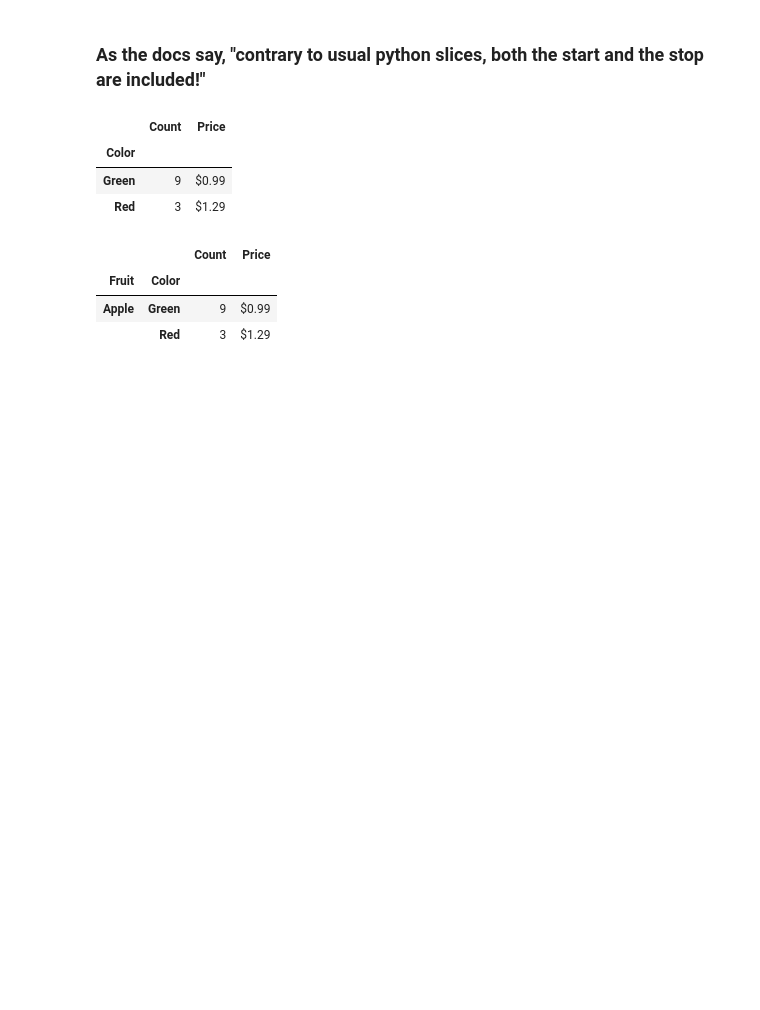
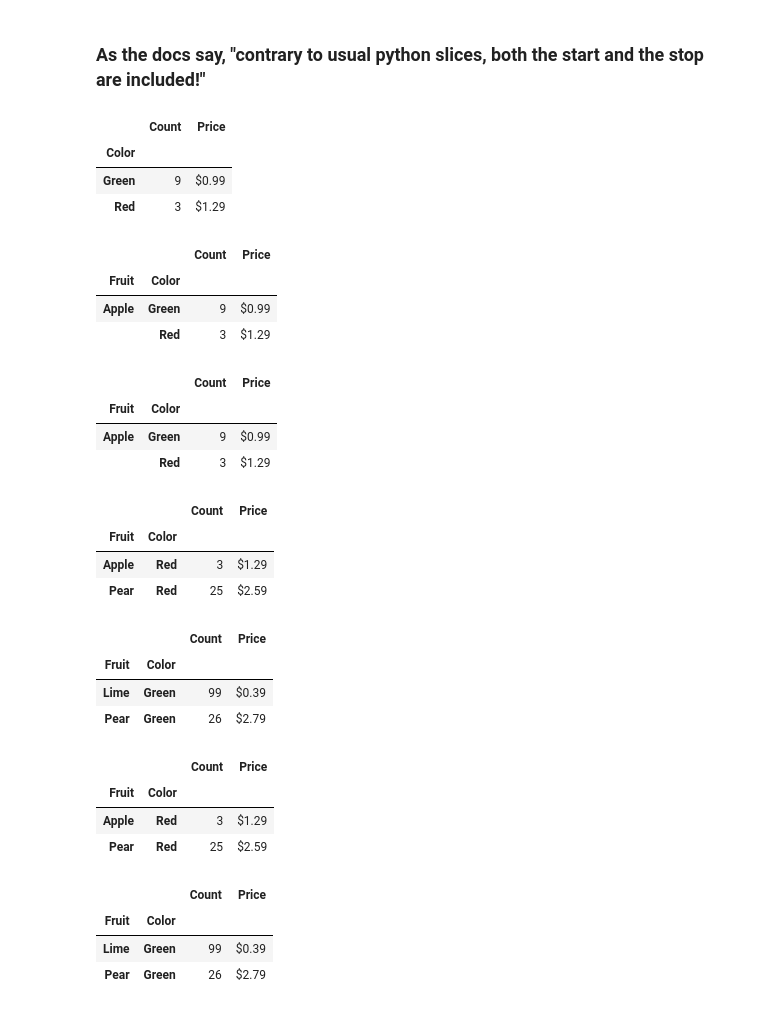
Before and after one commit to sfavorite/pandas_basics, a Jupyter notebook: Basics of Pandas DataFrames .ipynb, the cells around one changed output. Cells and saved outputs as stored; diff of their text form; code cells hidden in the pictures; blank space fills up the shorter version.

Commit message:
Taking slices of the df

```diff
--- a/Basics of Pandas DataFrames .ipynb
+++ b/Basics of Pandas DataFrames .ipynb
@@ -447,3 +447,27 @@ df_mi.loc[slice('Apple', 'Apple'), :]
 | Fruit | Color |  |  |
 | Apple | Green | 9 | $0.99 |
 |  | Red | 3 | $1.29 |
+# %%
+# Query both levels of the index
+df_mi.loc[(slice('Apple', 'Apple'), slice(None)), :] # slice(None) is a wildcard of sorts.
+# %% [output]
+|  |  | Count | Price |
+| Fruit | Color |  |  |
+| Apple | Green | 9 | $0.99 |
+|  | Red | 3 | $1.29 |
+# %%
+# Get all fruit with color 'red'
+df_mi.loc[(slice(None), slice('Red', 'Red')), :]
+# %% [output]
+|  |  | Count | Price |
+| Fruit | Color |  |  |
+| Apple | Red | 3 | $1.29 |
+| Pear | Red | 25 | $2.59 |
+# %%
+# All green Limes and Pears
+df_mi.loc[(slice('Lime', 'Pear'), slice('Green')), :]
+# %% [output]
+|  |  | Count | Price |
+| Fruit | Color |  |  |
+| Lime | Green | 99 | $0.39 |
+| Pear | Green | 26 | $2.79 |
@@ -449,0 +476,16 @@ df_mi.loc[slice('Apple', 'Apple'), :]
+# %%
+idx = pd.IndexSlice
+
+df_mi.loc[idx[:,['Red']], :]
+# %% [output]
+|  |  | Count | Price |
+| Fruit | Color |  |  |
+| Apple | Red | 3 | $1.29 |
+| Pear | Red | 25 | $2.59 |
+# %%
+df_mi.loc[idx['Lime':'Pear','Green'],:]
+# %% [output]
+|  |  | Count | Price |
+| Fruit | Color |  |  |
+| Lime | Green | 99 | $0.39 |
+| Pear | Green | 26 | $2.79 |
```
Also changed, not shown: parts of 3 cells of this notebook.
